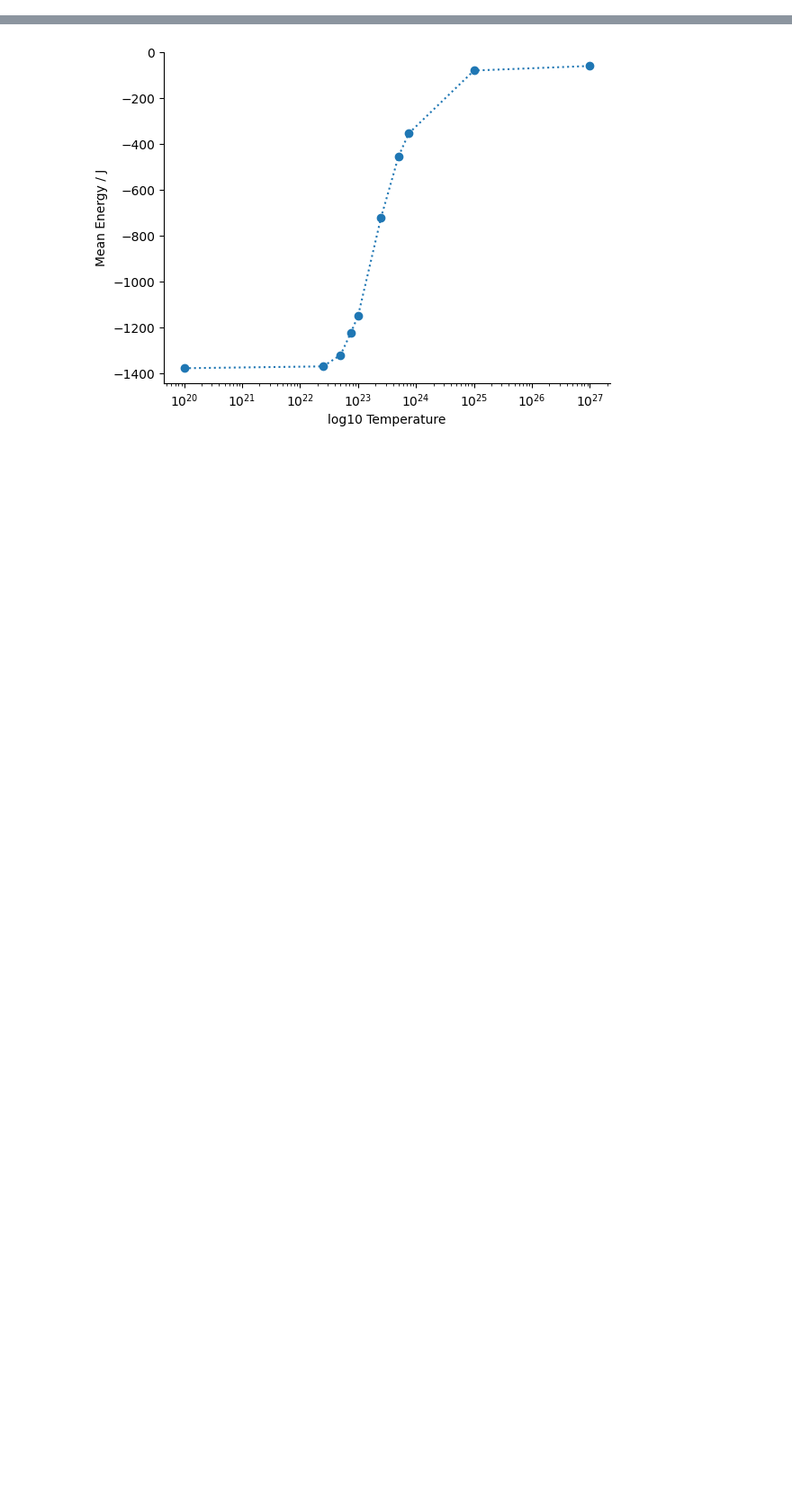
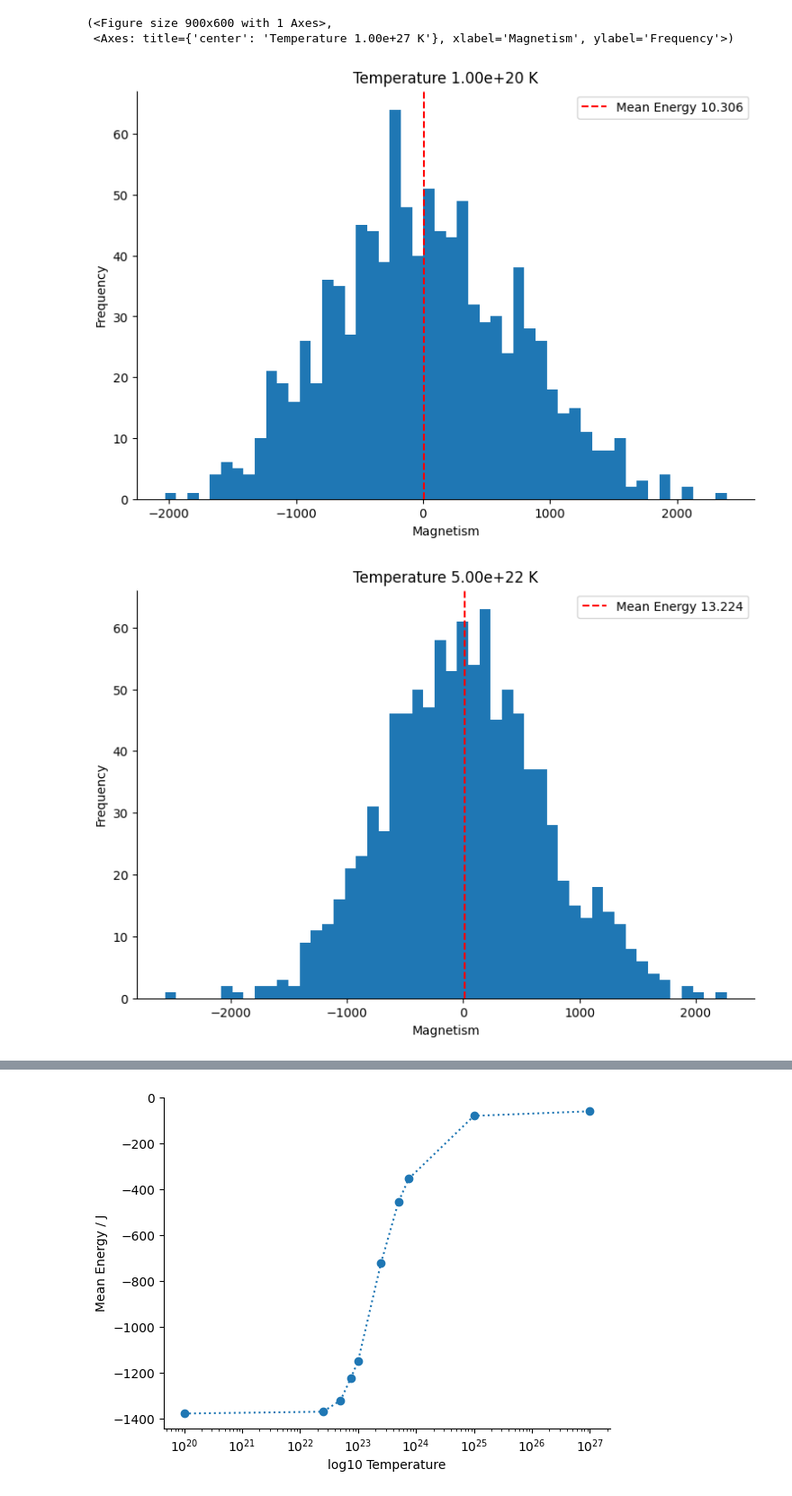
Before and after one commit to Iddmeister/IsingModel, a Jupyter notebook: visual.ipynb, the cells around one changed output, grey strips where cells are left out. Shown: that part at 90% size. Saved outputs shown, nothing was run; the diff lists cells and outputs as text; code cells hidden in the pictures; blank space fills up the shorter version.

```diff
--- a/visual.ipynb
+++ b/visual.ipynb
@@ -57,0 +85,35 @@ plotEnergyHist(1e27)
+# %%
+def plotMagnetismHist(temperature, include_mean=True, title=True):
+
+    fig, ax = plt.subplots(figsize=(9, 6))
+
+    #Pull dataframe from results dictionary
+    df = data[temperature]
+
+    ax.hist(df["magnetism"], bins=50)
+
+    if title:
+        #Show the temperature of the simulation
+        ax.set_title(f"Temperature %s K" % "{:.2e}".format(temperature))
+
+    ax.set_xlabel("Magnetism")
+    ax.set_ylabel("Frequency")
+    ax.spines['top'].set_color('#FFFFFF')
+    ax.spines['right'].set_color('#FFFFFF')
+
+    if include_mean:
+        #Plot vertical line showing mean of distribution
+        ax.axvline(df["magnetism"].mean(), color="red", linestyle="dashed", label=f"Mean Energy %s" % df["magnetism"].mean())
+        ax.legend(loc="upper right")
+
+    return fig, ax
+
+plotMagnetismHist(1e20)
+plotMagnetismHist(5e22)
+plotMagnetismHist(1e23)
+plotMagnetismHist(1e27)
+# %% [output]
+(<Figure size 900x600 with 1 Axes>,
+ <Axes: title={'center': 'Temperature 1.00e+27 K'}, xlabel='Magnetism', ylabel='Frequency'>)
+[figure, added]
+[figure, added]
```
Also changed, not shown: parts of 4 cells of this notebook, 4 other files.
